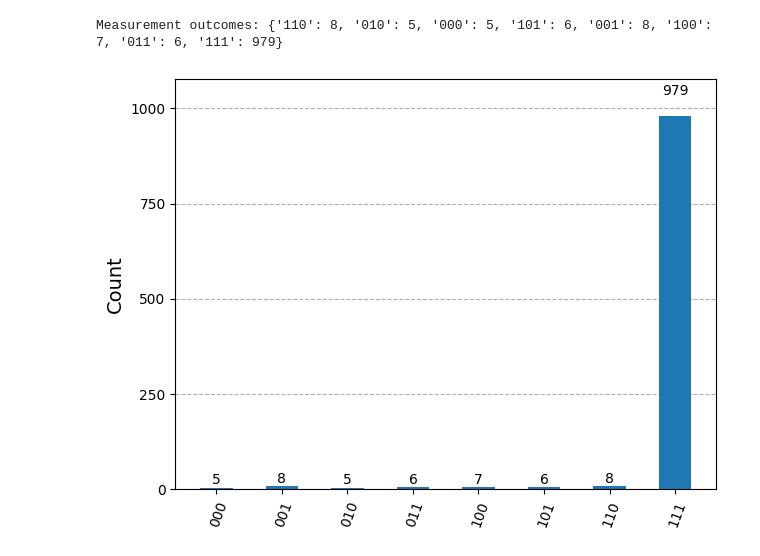
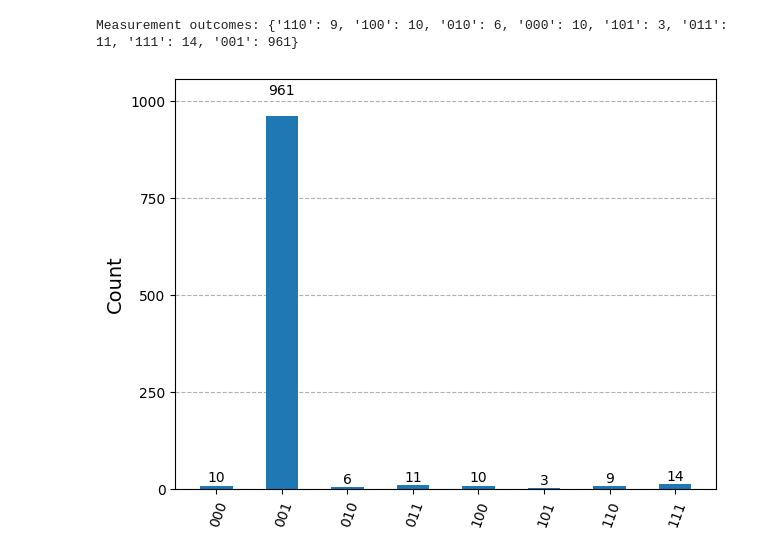
Before and after one commit to adrianrguez314/quantum-computing-with-qiskit, a Jupyter notebook: 05_Grover_algorithms.ipynb, the cells around one changed output. Drawn from its saved outputs; the diff is of its cells as text; code cells hidden in the pictures.

Commit message:
Add simple database Python array to create Grover more complex circuit example

```diff
--- a/05_Grover_algorithms.ipynb
+++ b/05_Grover_algorithms.ipynb
@@ -79,15 +139,17 @@ Number of Grover iterations: 2
 # %%
+circuit_simulated = db_circuit
+
 # Simulate the constructed Grover circuit
 simulator = AerSimulator()
-job = simulator.run(grover_circuit, shots=1024)
+job = simulator.run(circuit_simulated, shots=1024)
 result = job.result()
 
 # Get measurement counts and print them
-counts = result.get_counts(grover_circuit)
+counts = result.get_counts(circuit_simulated)
 print(f"Measurement outcomes: {counts}")
 
 # Plot the histogram of measurement outcomes
 plot_histogram(counts)
 # %% [output]
-Measurement outcomes: {'110': 8, '010': 5, '000': 5, '101': 6, '001': 8, '100': 7, '011': 6, '111': 979}
+Measurement outcomes: {'110': 9, '100': 10, '010': 6, '000': 10, '101': 3, '011': 11, '111': 14, '001': 961}
-[figure, old version]
+[figure, new version]
```
Also changed, not shown: parts of 2 cells of this notebook.
